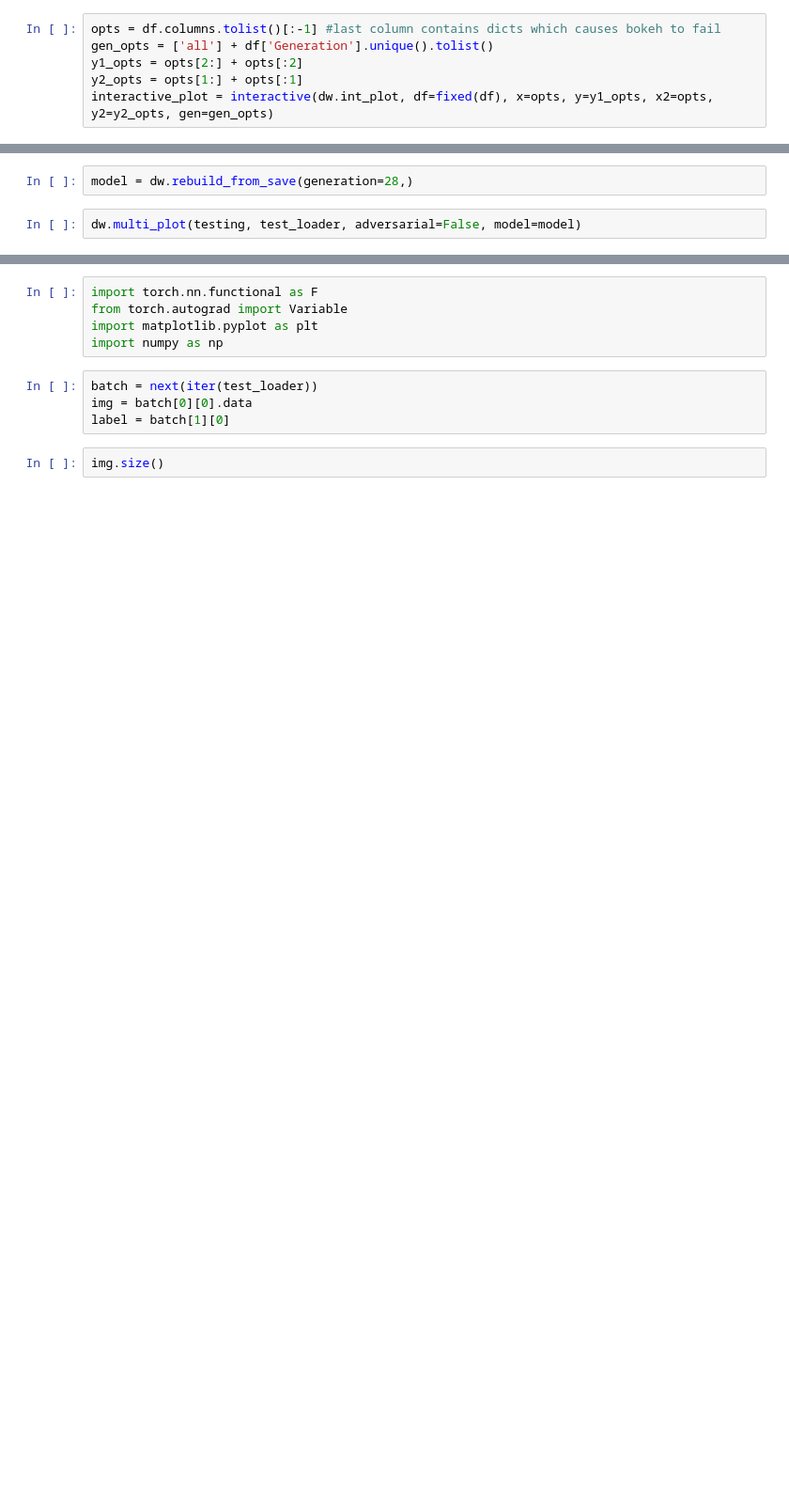
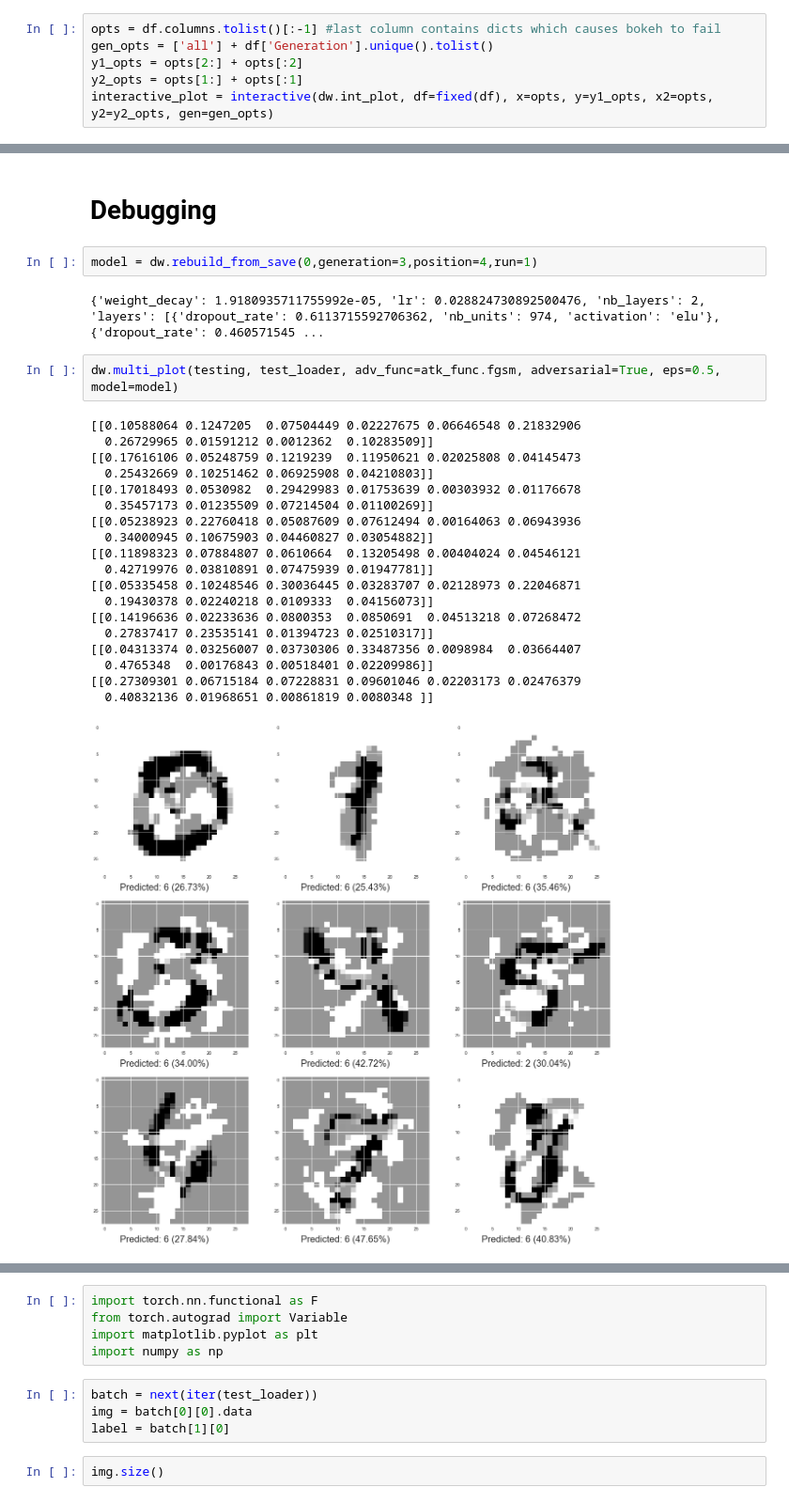
Before and after one commit to James-Brooke/Study, a Jupyter notebook: PyTorch/NeuroEvolution2.ipynb, the cells around one changed output, grey strips where cells are left out. Shown at 94% size. Cells and saved outputs as stored; diff of their text form; blank space fills up the shorter version.

```diff
--- a/PyTorch/NeuroEvolution2.ipynb
+++ b/PyTorch/NeuroEvolution2.ipynb
@@ -128,4 +173,28 @@ interactive_plot #bokeh does not show on Github due to JS restrictions
+# %% [markdown]
+# Debugging
 # %%
-model = dw.rebuild_from_save(generation=28,)
+model = dw.rebuild_from_save(0,generation=3,position=4,run=1)
+# %% [output]
+{'weight_decay': 1.9180935711755992e-05, 'lr': 0.028824730892500476, 'nb_layers': 2, 'layers': [{'dropout_rate': 0.6113715592706362, 'nb_units': 974, 'activation': 'elu'}, {'dropout_rate': 0.460571545 ...
 # %%
-dw.multi_plot(testing, test_loader, adversarial=False, model=model)
+dw.multi_plot(testing, test_loader, adv_func=atk_func.fgsm, adversarial=True, eps=0.5, model=model)
+# %% [output]
+[[0.10588064 0.1247205  0.07504449 0.02227675 0.06646548 0.21832906
+  0.26729965 0.01591212 0.0012362  0.10283509]]
+[[0.17616106 0.05248759 0.1219239  0.11950621 0.02025808 0.04145473
+  0.25432669 0.10251462 0.06925908 0.04210803]]
+[[0.17018493 0.0530982  0.29429983 0.01753639 0.00303932 0.01176678
+  0.35457173 0.01235509 0.07214504 0.01100269]]
+[[0.05238923 0.22760418 0.05087609 0.07612494 0.00164063 0.06943936
+  0.34000945 0.10675903 0.04460827 0.03054882]]
+[[0.11898323 0.07884807 0.0610664  0.13205498 0.00404024 0.04546121
+  0.42719976 0.03810891 0.07475939 0.01947781]]
+[[0.05335458 0.10248546 0.30036445 0.03283707 0.02128973 0.22046871
+  0.19430378 0.02240218 0.0109333  0.04156073]]
+[[0.14196636 0.02233636 0.0800353  0.0850691  0.04513218 0.07268472
+  0.27837417 0.23535141 0.01394723 0.02510317]]
+[[0.04313374 0.03256007 0.03730306 0.33487356 0.0098984  0.03664407
+  0.4765348  0.00176843 0.00518401 0.02209986]]
+[[0.27309301 0.06715184 0.07228831 0.09601046 0.02203173 0.02476379
+  0.40832136 0.01968651 0.00861819 0.0080348 ]]
+[figure, added]
```
Also changed, not shown: parts of 20 cells of this notebook, 2 other files.
